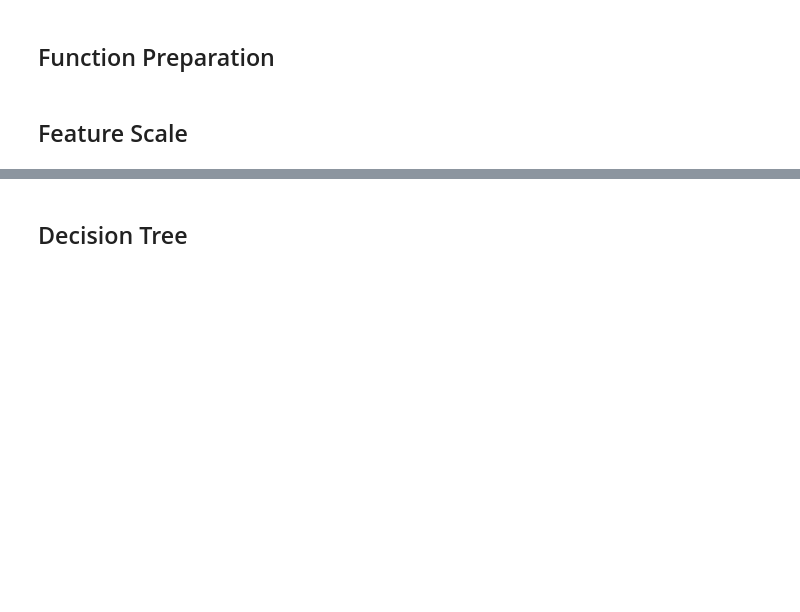
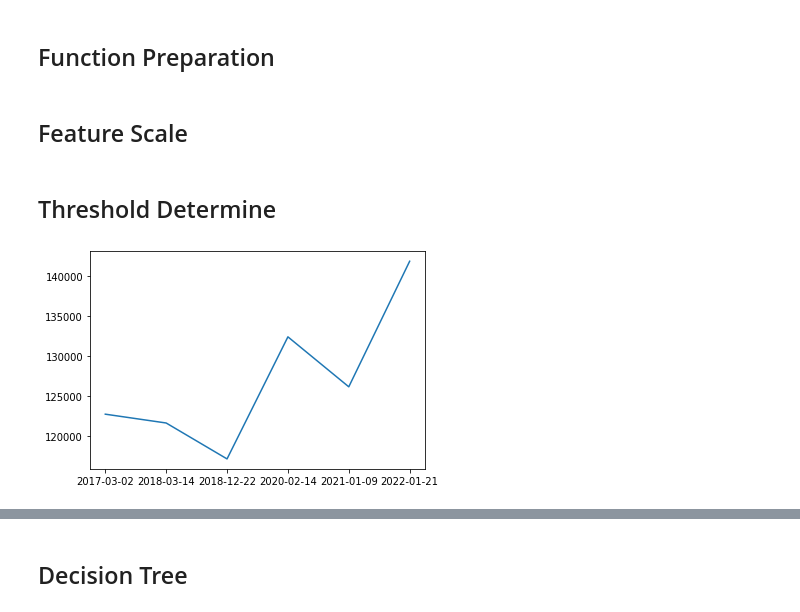
Before and after one commit to zheyzhang/Capstone-Individual, a Jupyter notebook: Data Modeling/WU/WU_model.ipynb, the cells around one changed output, grey strips where cells are left out. Cells and saved outputs as stored; diff of their text form; code cells hidden in the pictures; blank space fills up the shorter version.

Commit message:
Add threshold for peak day

```diff
--- a/Data Modeling/WU/WU_model.ipynb
+++ b/Data Modeling/WU/WU_model.ipynb
@@ -190,3 +173,28 @@ def ImportanceDisplay(model):
 # stdsc=StandardScaler()
 # X_train_sc = stdsc.fit_transform(X_train)
 # X_test_sc = stdsc.transform(X_test)
+# %% [markdown]
+## Threshold Determine
+# %%
+agg_all = model_df.copy()
+agg_all['Date','time'] = agg_all.index.str.split(" ",expand=True)
+agg_all[['Date', 'time']] = agg_all[('Date', 'time')].apply(pd.Series)
+
+agg_all = agg_all.drop(labels=['time',('Date','time')], axis=1)
+agg_all = pd.DataFrame(agg_all.groupby(['Date'])['Operational Demand (MW)'].sum())
+new_df_summer = pd.DataFrame()
+for i in range(2009,2022):
+    s0 = str(i) + '-12-01'
+    s1 = str(i+1) + '-04-01'
+    df_summer = agg_all[(agg_all.index >= s0) & (s1 > agg_all.index)]
+    order_table = df_summer.sort_values('Operational Demand (MW)',ascending=False)
+    nr = order_table[3:4]
+    new_df_summer = pd.concat((new_df_summer,nr))
+od = new_df_summer['Operational Demand (MW)']
+plt.plot(od.index,od)
+year_choose = 3 # number of year we choose to get the average threshold
+# ave_threshold = sum(od[-4:-1])/year_choose
+ave_threshold= sum(od)/len(od)
+# ave_threshold
+# %% [output]
+[figure, added]
```
Also changed, not shown: parts of 15 cells of this notebook.
